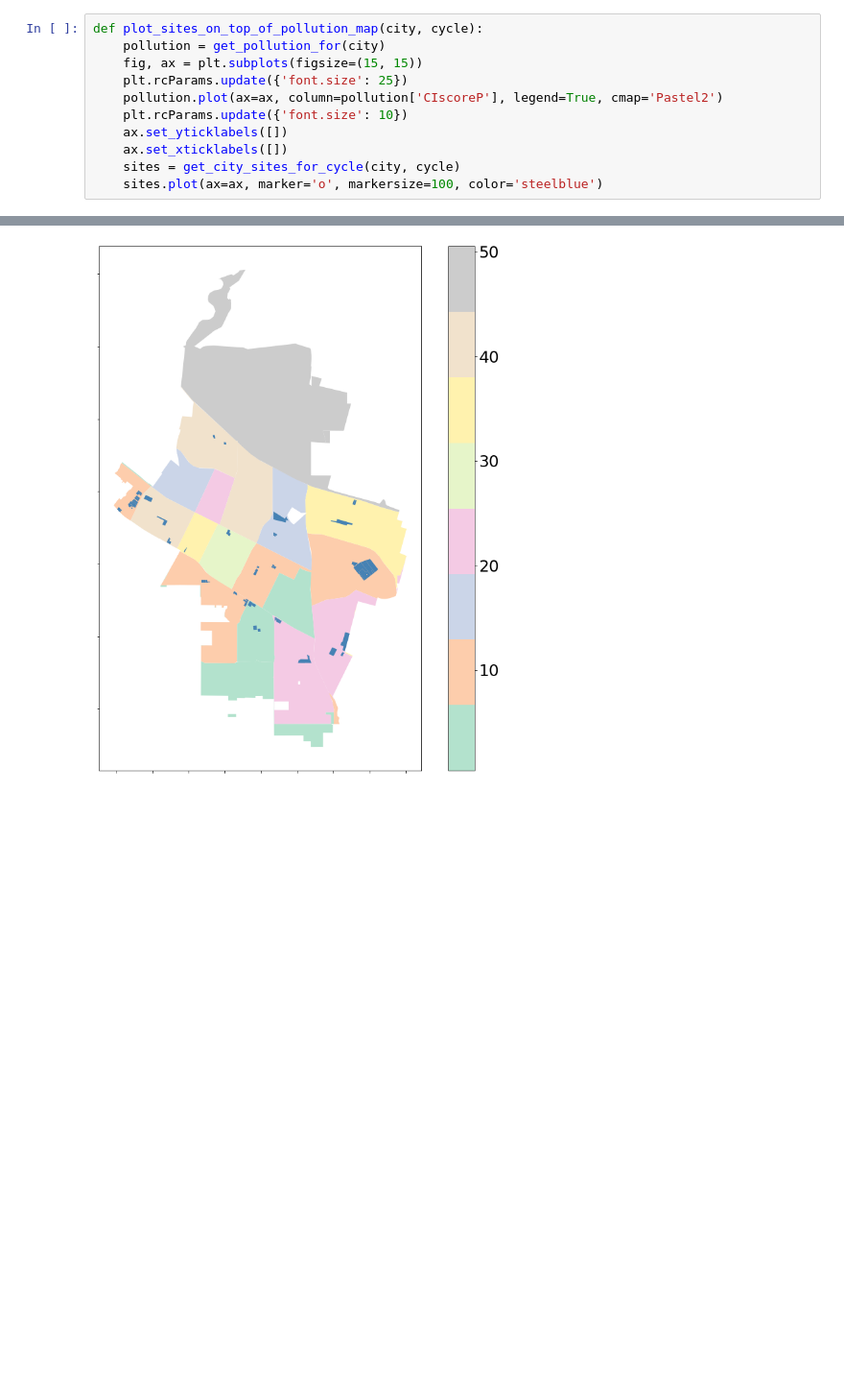
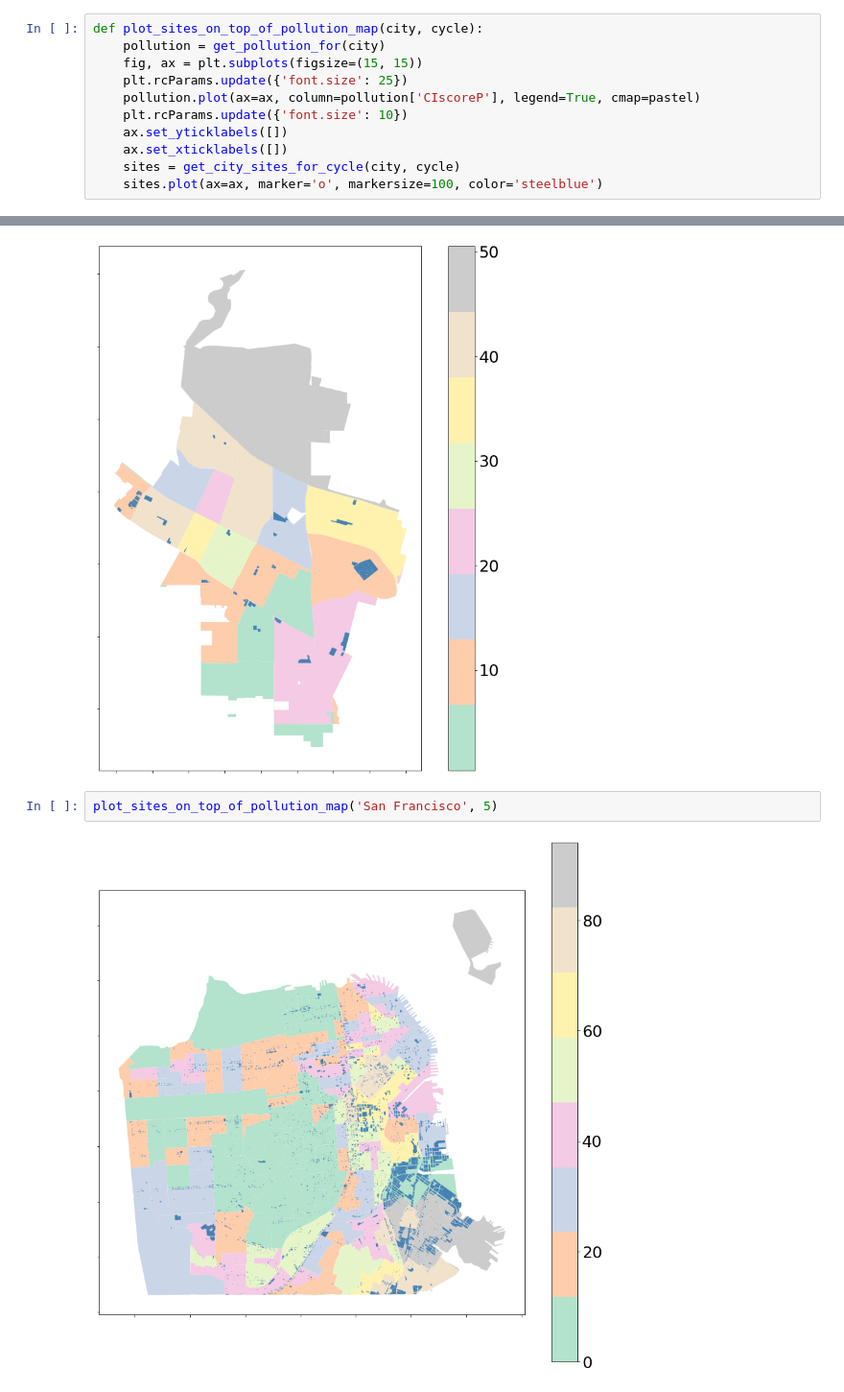
Before and after one commit to sdamerdji/fair_housing_elements, a Jupyter notebook: utils.ipynb, the cells around one changed output, grey strips where cells are left out. Shown at 96% size. Drawn from its saved outputs; the diff is of its cells as text; blank space fills up the shorter version.

```diff
--- a/utils.ipynb
+++ b/utils.ipynb
@@ -187,7 +210,7 @@ def plot_sites_on_top_of_pollution_map(city, cycle):
     pollution = get_pollution_for(city)
     fig, ax = plt.subplots(figsize=(15, 15))
     plt.rcParams.update({'font.size': 25})
-    pollution.plot(ax=ax, column=pollution['CIscoreP'], legend=True, cmap='Pastel2')
+    pollution.plot(ax=ax, column=pollution['CIscoreP'], legend=True, cmap=pastel)
     plt.rcParams.update({'font.size': 10})
     ax.set_yticklabels([])
     ax.set_xticklabels([])
@@ -197,3 +223,7 @@ def plot_sites_on_top_of_pollution_map(city, cycle):
 plot_sites_on_top_of_pollution_map('Mountain View', 5)
 # %% [output]
 [figure]
+# %%
+plot_sites_on_top_of_pollution_map('San Francisco', 5)
+# %% [output]
+[figure, added]
```
Also changed, not shown: parts of 9 cells of this notebook.
